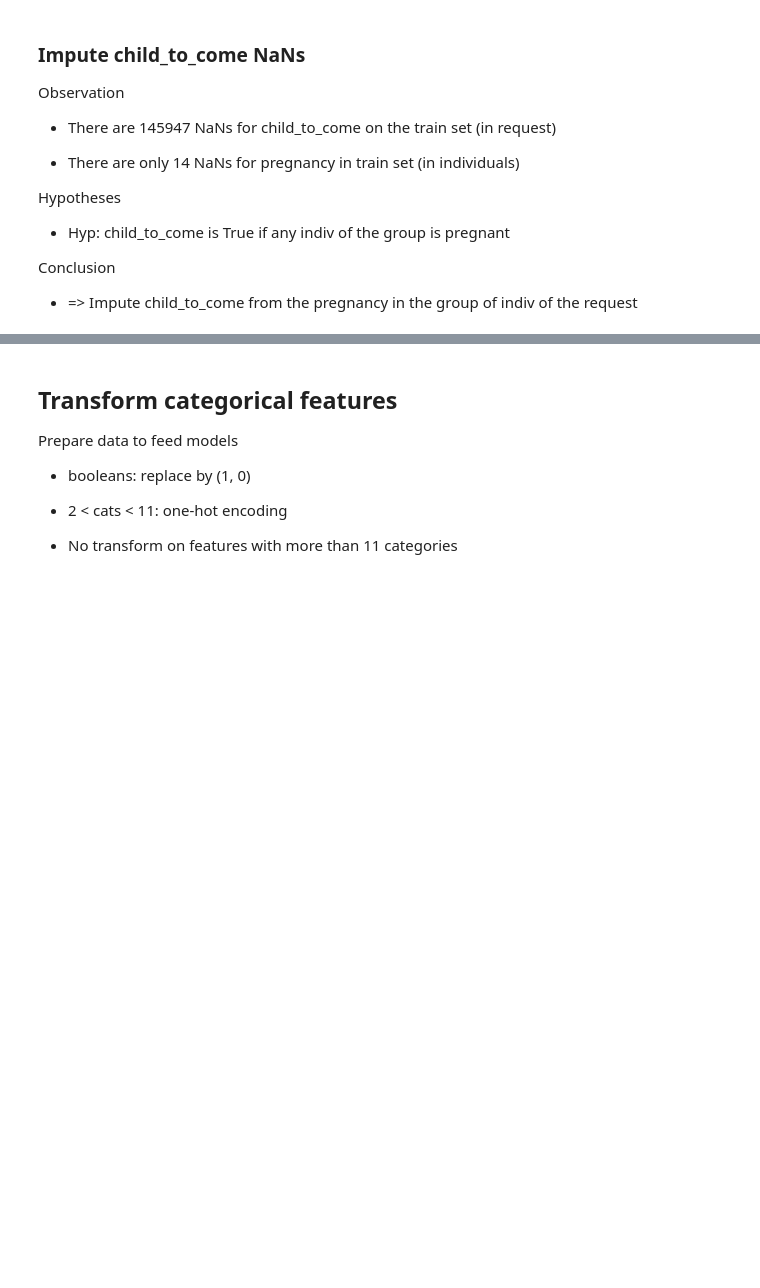
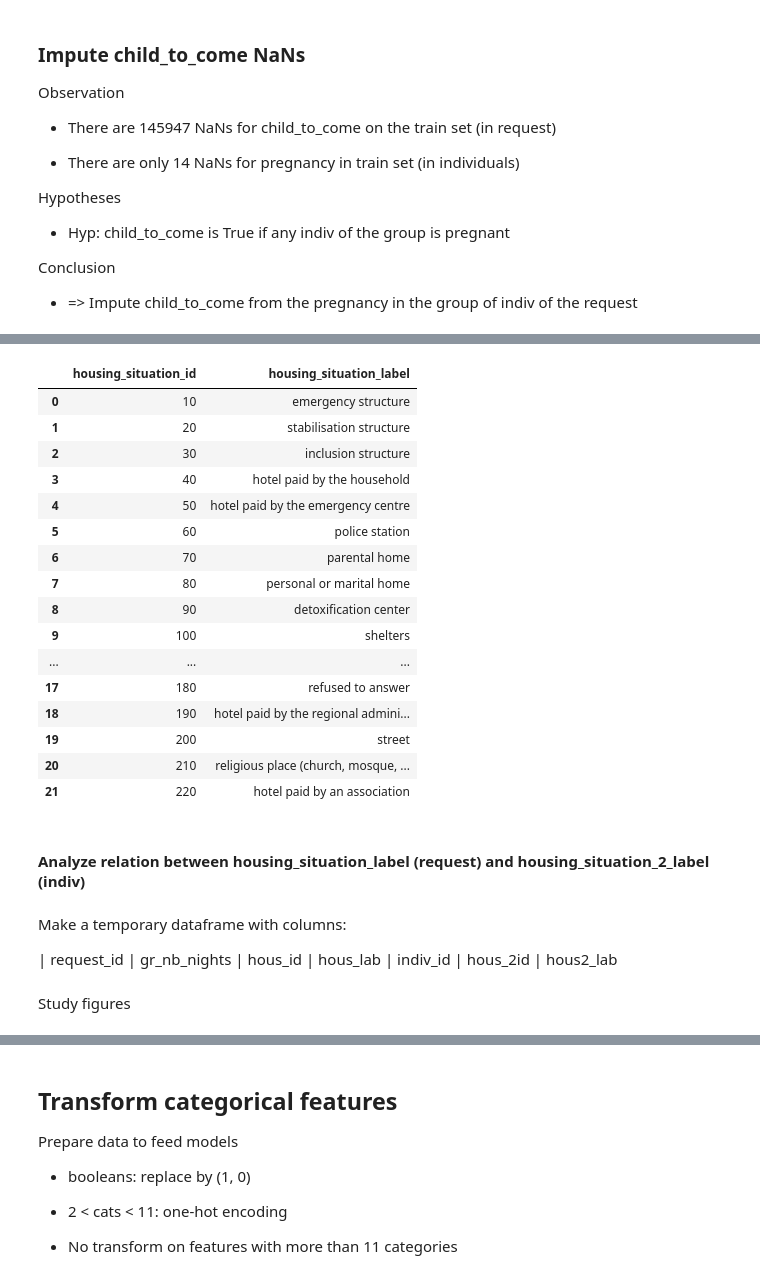
Before and after one commit to AlexisBogroff/Contests, a Jupyter notebook: Predictions/Emergency_housing/data_exploration.ipynb, the cells around one changed output, grey strips where cells are left out. Drawn from its saved outputs; the diff is of its cells as text; code cells hidden in the pictures; blank space fills up the shorter version.

Commit message:
Finished hous_situation analysis and impute

```diff
--- a/Predictions/Emergency_housing/data_exploration.ipynb
+++ b/Predictions/Emergency_housing/data_exploration.ipynb
@@ -99,3 +96,11 @@ PLOT_ON = True
+# %%
+# set to False to only apply data transformations
+# (rather than derive the whole analysis)
+ANALYZE_ON = True
+
+# Set to True to visualize
+PRINT_ON = True  # verbose
+PLOT_ON = True
 # %% [markdown]
 ## Load data
 # %%
@@ -234,0 +284,3 @@ array([200,  10, 100, 170,  50, 120, 130, 160, 140,  80,  40, 220,  70,
+# %%
+analyze_train.df.loc[analyze_train.df['housing_situation_label'].isna(), 'housing_situation_label'] = 'street'
+analyze_test.df.loc[analyze_test.df['housing_situation_label'].isna(), 'housing_situation_label'] = 'street'
@@ -234,0 +294,33 @@ array([200,  10, 100, 170,  50, 120, 130, 160, 140,  80,  40, 220,  70,
+# %%
+if ANALYZE_ON:
+    # Get mapping housing_situation_id - housing_situation_label
+    map_housing_id_label = analyze_train.df.loc[:, ['housing_situation_id', 'housing_situation_label']].drop_duplicates()
+
+    # Sort and drop index for clarity
+    map_housing_id_label = map_housing_id_label.sort_values(by='housing_situation_id')
+    map_housing_id_label.reset_index(drop=True, inplace=True)
+    map_housing_id_label
+# %% [output]
+|  | housing_situation_id | housing_situation_label |
+| 0 | 10 | emergency structure |
+| 1 | 20 | stabilisation structure |
+| 2 | 30 | inclusion structure |
+| 3 | 40 | hotel paid by the household |
+| 4 | 50 | hotel paid by the emergency centre |
+| 5 | 60 | police station |
+| 6 | 70 | parental home |
+| 7 | 80 | personal or marital home |
+| 8 | 90 | detoxification center |
+| 9 | 100 | shelters |
+| ... | ... | ... |
+| 17 | 180 | refused to answer |
+| 18 | 190 | hotel paid by the regional admini... |
+| 19 | 200 | street |
+| 20 | 210 | religious place (church, mosque, ... |
+| 21 | 220 | hotel paid by an association |
+# %% [markdown]
+#### Analyze relation between housing_situation_label (request) and housing_situation_2_label (indiv)
+# %% [markdown]
+Make a temporary dataframe with columns:
+
+| request_id | gr_nb_nights | hous_id | hous_lab | indiv_id | hous_2id | hous2_lab
@@ -234,0 +338,2 @@ array([200,  10, 100, 170,  50, 120, 130, 160, 140,  80,  40, 220,  70,
+# %% [markdown]
+Study figures
```
Also changed, not shown: parts of 37 cells of this notebook.
